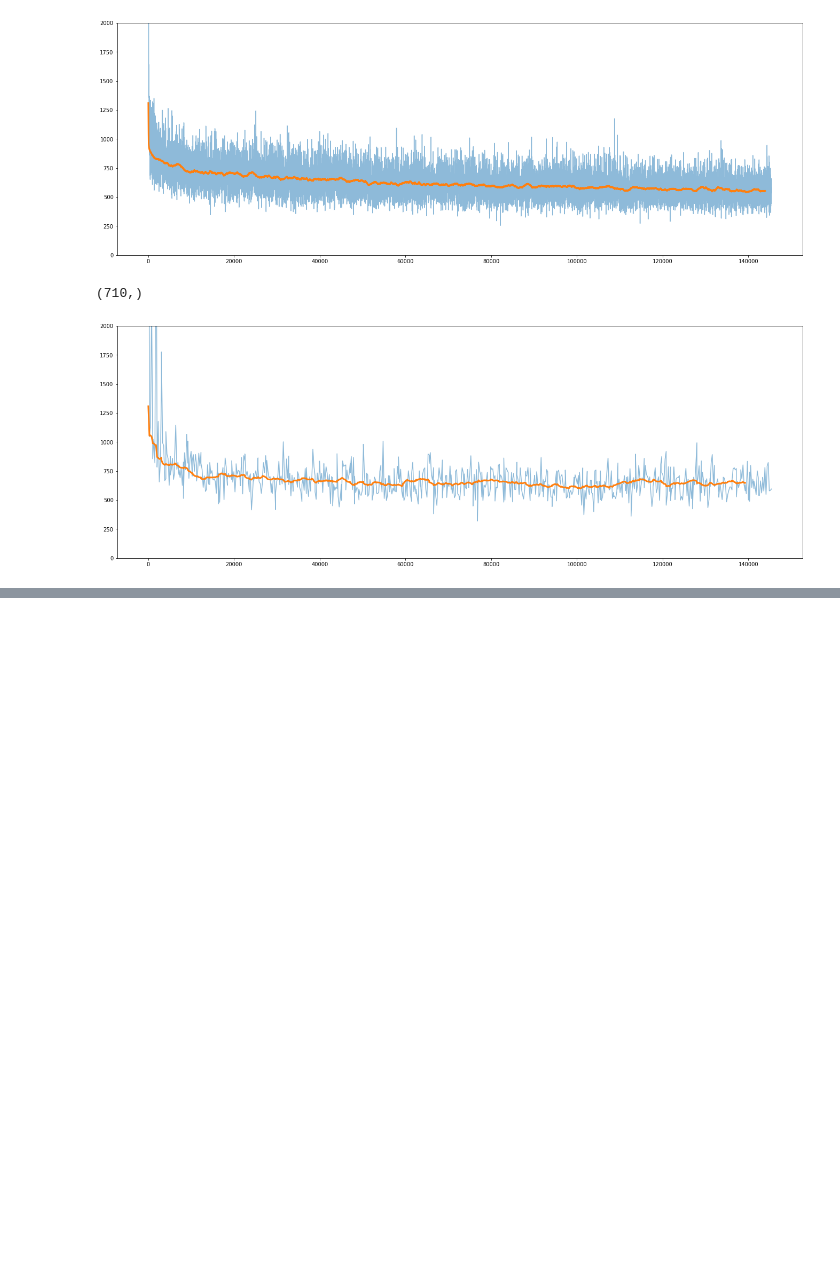
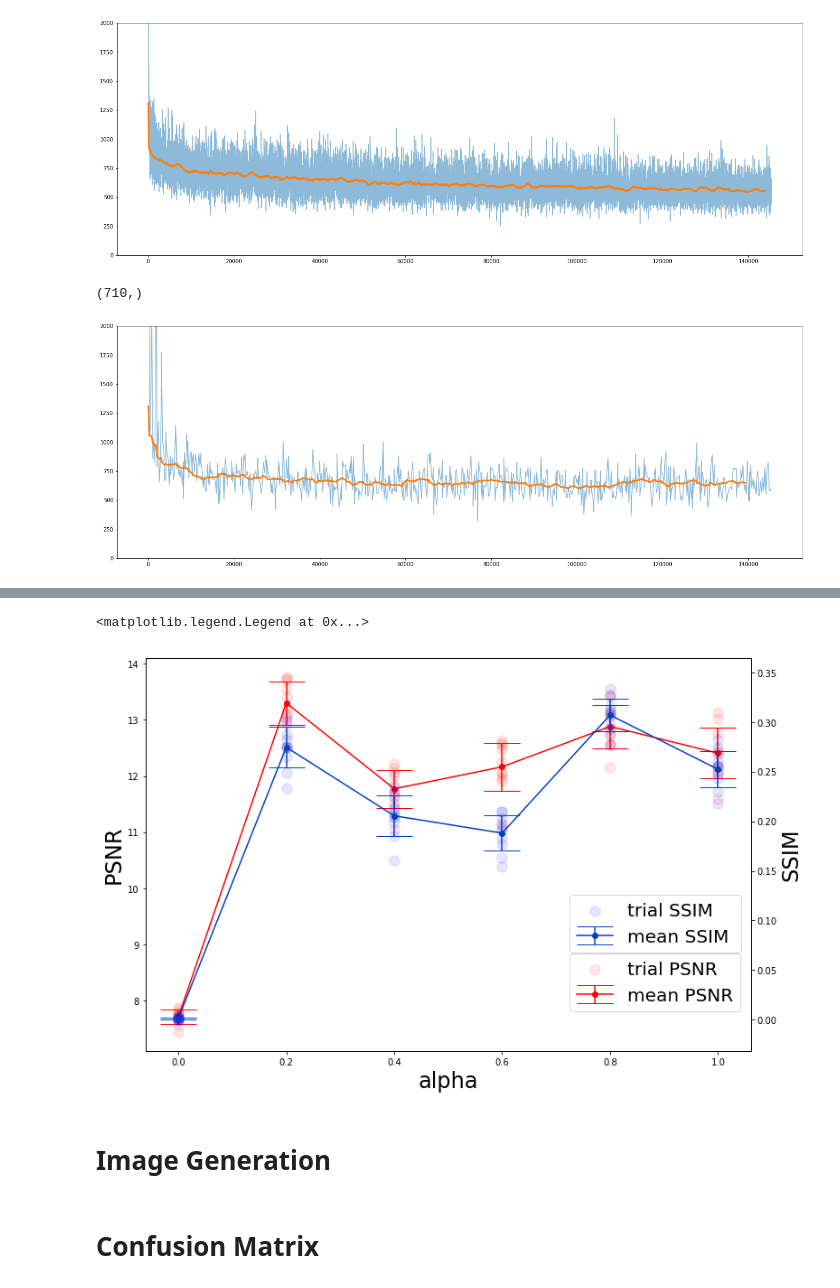
Before and after one commit to Ilya-Muromets/AutoMRF, a Jupyter notebook: Graphs.ipynb, the cells around one changed output, grey strips where cells are left out. Saved outputs shown, nothing was run; the diff lists cells and outputs as text; code cells hidden in the pictures; blank space fills up the shorter version.

```diff
--- a/Graphs.ipynb
+++ b/Graphs.ipynb
@@ -78,0 +148,51 @@ plt.show()
+# %%
+filenames = np.array(natsort.natsorted(glob.glob("outputs/normalized*.npy")))
+filenames = filenames.reshape(-1,10)
+# %%
+ssims = []
+psnrs = []
+for category in filenames:
+    for filename, testname in zip(category, testnames):
+        recon = np.load(filename)
+        test = np.load(testname)[0]
+        ssims.append(ssim(rescale(recon),rescale(test)))
+        psnrs.append(psnr(rescale(recon),rescale(test)))
+ssims = np.array(ssims)
+psnrs = np.array(psnrs)
+# %%
+alphas = np.round(np.linspace(0,1,6),1)
+alphas_repeat = np.repeat(alphas, 10)
+ssims_array = np.array(ssims).reshape(-1,10)
+psnrs_array = np.array(psnrs).reshape(-1,10)
+# %%
+fig1, ax1 = plt.subplots()
+fig1.set_figheight(8)
+fig1.set_figwidth(12)
+ax1.scatter(alphas_repeat, psnrs, s=130, alpha=0.1,c="red", label="trial PSNR")
+ax1.set_ylabel("PSNR", fontsize=24)
+ax1.errorbar(alphas, np.mean(psnrs_array, axis=1), np.std(psnrs_array, axis=1), marker='o', c=(1,0,0), capsize=20, label="mean PSNR")
+ax1.set_xlabel("alpha", fontsize=24)
+
+ax2 = ax1.twinx()
+
+ax2.scatter(alphas_repeat, ssims, s=130, alpha=0.1,c="blue", label="trial SSIM")
+ax2.set_ylabel("SSIM", fontsize=24)
+ax2.errorbar(alphas, np.mean(ssims_array, axis=1), np.std(ssims_array, axis=1), marker='o', c=(0,0.25,0.75), capsize=20, label="mean SSIM ")
+
+ax1.legend(loc=(0.70,0.1), prop={'size': 20})
+ax2.legend(loc=(0.70,0.25), prop={'size': 20})
+
+# ax1.set_xlabel("Number of Points",  fontsize=23)
+# ax1.set_ylabel("Overall Accuracy", fontsize=23)
+# ax1.tick_params(labelsize=20)
+
+# ax1.set_xscale('log')
+# ax1.set_xticks([20, 40, 80,160,320,640,1280,2560,5120])
+# ax1.get_xaxis().set_major_formatter(matplotlib.ticker.ScalarFormatter())
+# %% [output]
+<matplotlib.legend.Legend at 0x...>
+[figure, added]
+# %% [markdown]
+# Image Generation
+# %% [markdown]
+# Confusion Matrix
```
Also changed, not shown: parts of 13 cells of this notebook, 3 other files.
